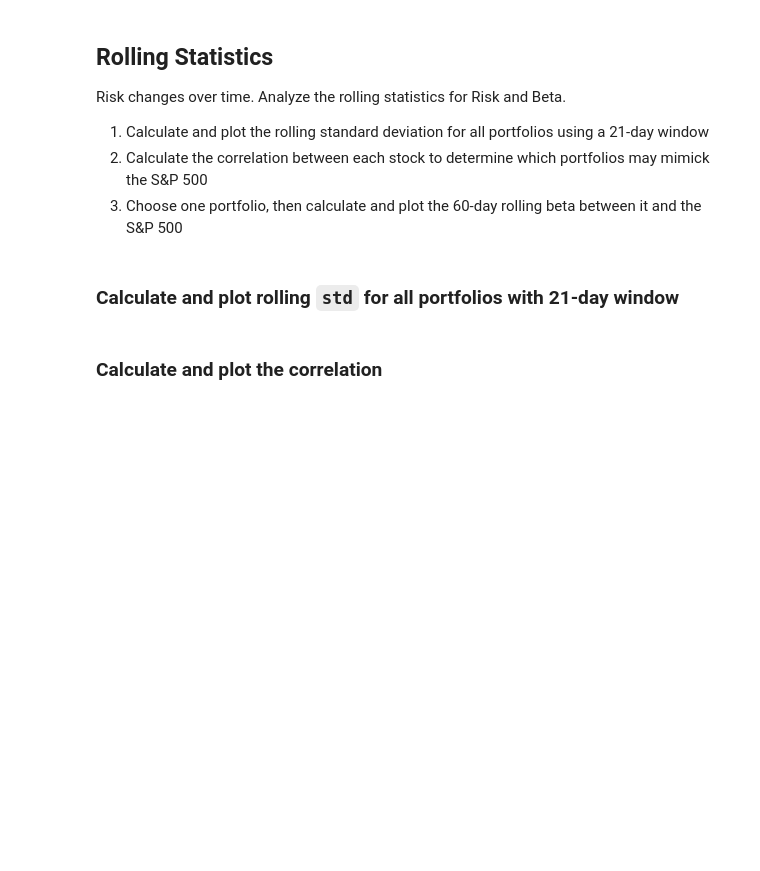
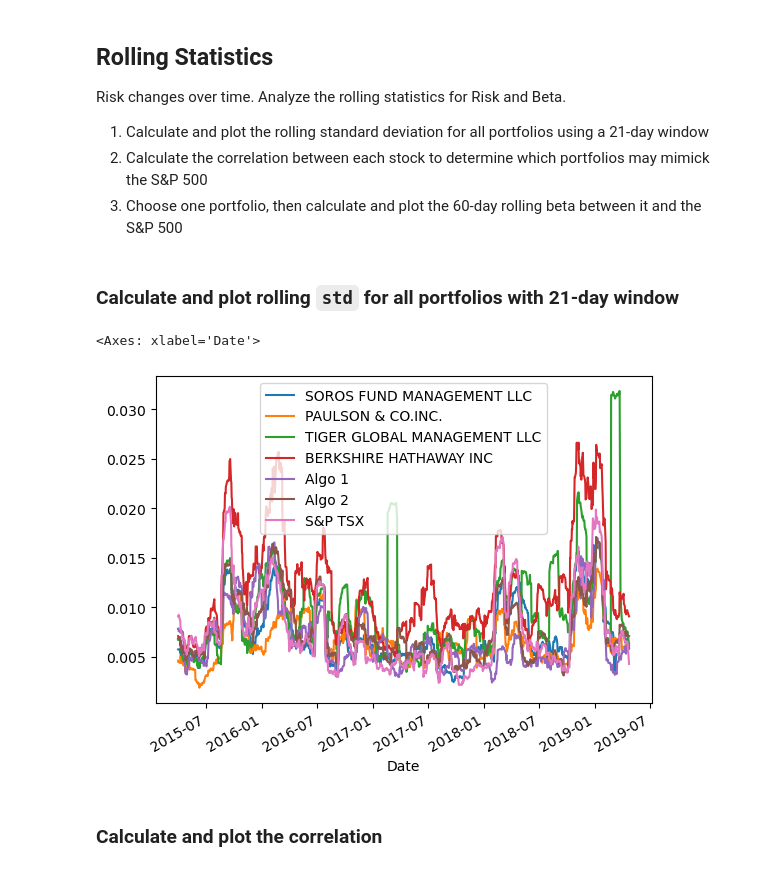
Before and after one commit to eyva19/Portfolio_perfomance_assessment, a Jupyter notebook: whale_analysis.ipynb, the cells around one changed output. Saved outputs shown, nothing was run; the diff lists cells and outputs as text; code cells hidden in the pictures; blank space fills up the shorter version.

Commit message:
Rolling Statistics added

```diff
--- a/whale_analysis.ipynb
+++ b/whale_analysis.ipynb
@@ -321,8 +323,13 @@ Risk changes over time. Analyze the rolling statistics for Risk and Beta.
 ### Calculate and plot rolling `std` for all portfolios with 21-day window
 # %%
 # Calculate the rolling standard deviation for all portfolios using a 21-day window
+combined_df.rolling(window=21).std().plot()
+
 
 # Plot the rolling standard deviation
+# %% [output]
+<Axes: xlabel='Date'>
+[figure, added]
 # %% [markdown]
 ### Calculate and plot the correlation
 # %%
```
Also changed, not shown: parts of 3 cells of this notebook.
